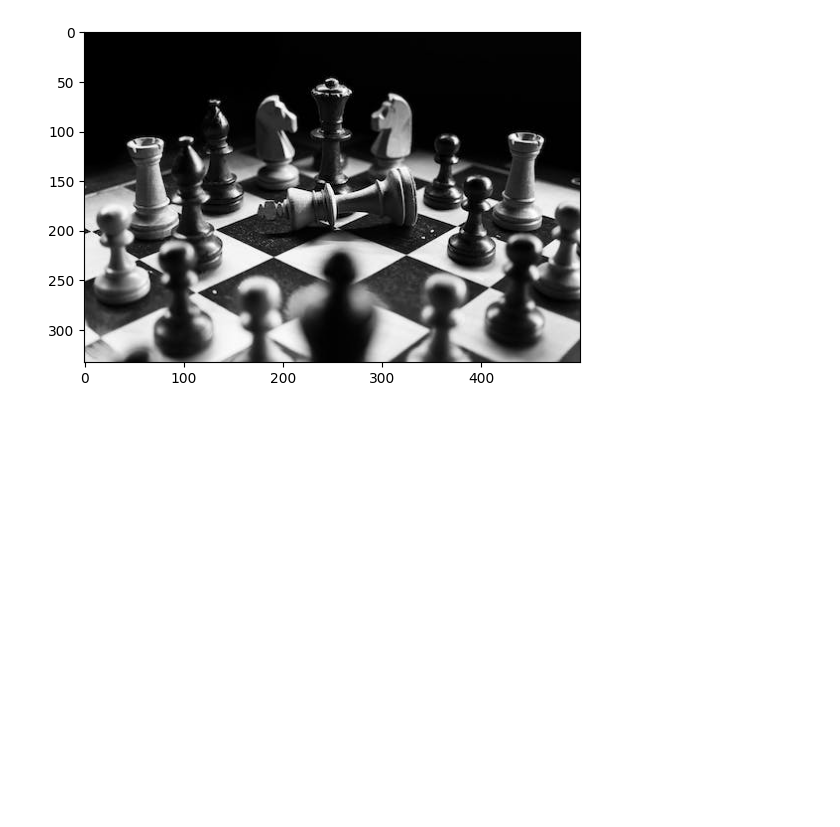
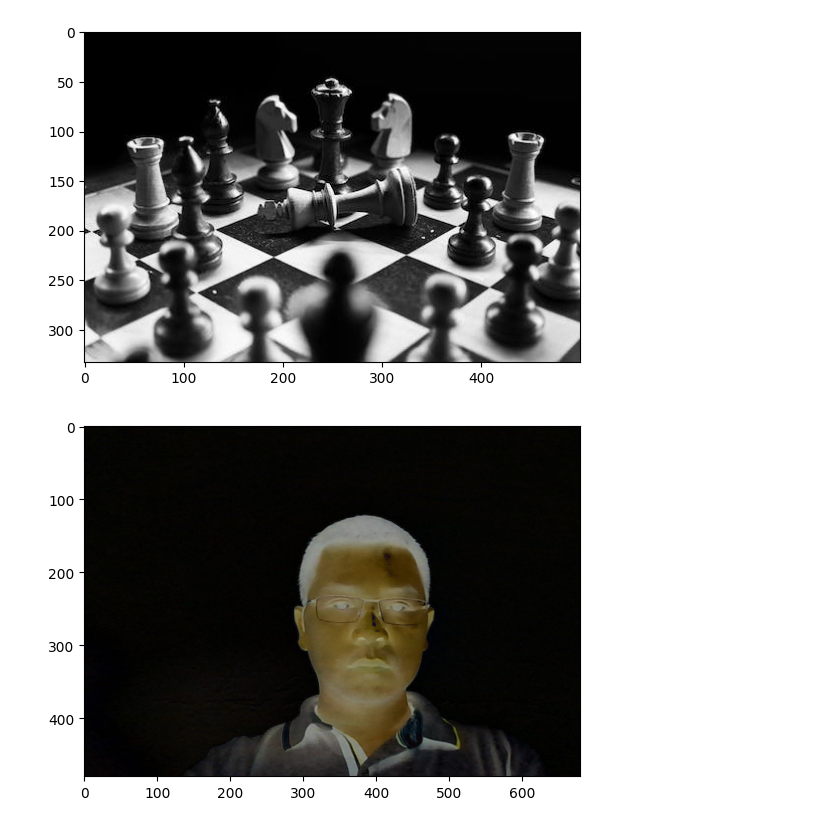
Before and after one commit to Jenniferduong20012004/JennyLearningAI, a Jupyter notebook: vector_and_matrix.ipynb, the cells around one changed output. Cells and saved outputs as stored; diff of their text form; code cells hidden in the pictures; blank space fills up the shorter version.

```diff
--- a/vector_and_matrix.ipynb
+++ b/vector_and_matrix.ipynb
@@ -117,3 +117,16 @@ plt.imshow (img, cmap = 'gray')
 plt.show()
 # %% [output]
 [figure]
+# %%
+#background subtraction
+import numpy as np
+import cv2
+bg = cv2.imread ('/content/drive/MyDrive/TA cal2/background.png',1)
+bg= cv2.resize(bg,(680,480))
+still = cv2.imread('/content/drive/MyDrive/TA cal2/StillImage.png',1)
+still = cv2.resize (still, (680,480))
+without_bg = cv2.absdiff(bg,still)
+plt.imshow (without_bg, cmap = 'gray')
+plt.show()
+# %% [output]
+[figure, added]
```
Also changed, not shown: parts of 2 cells of this notebook.
